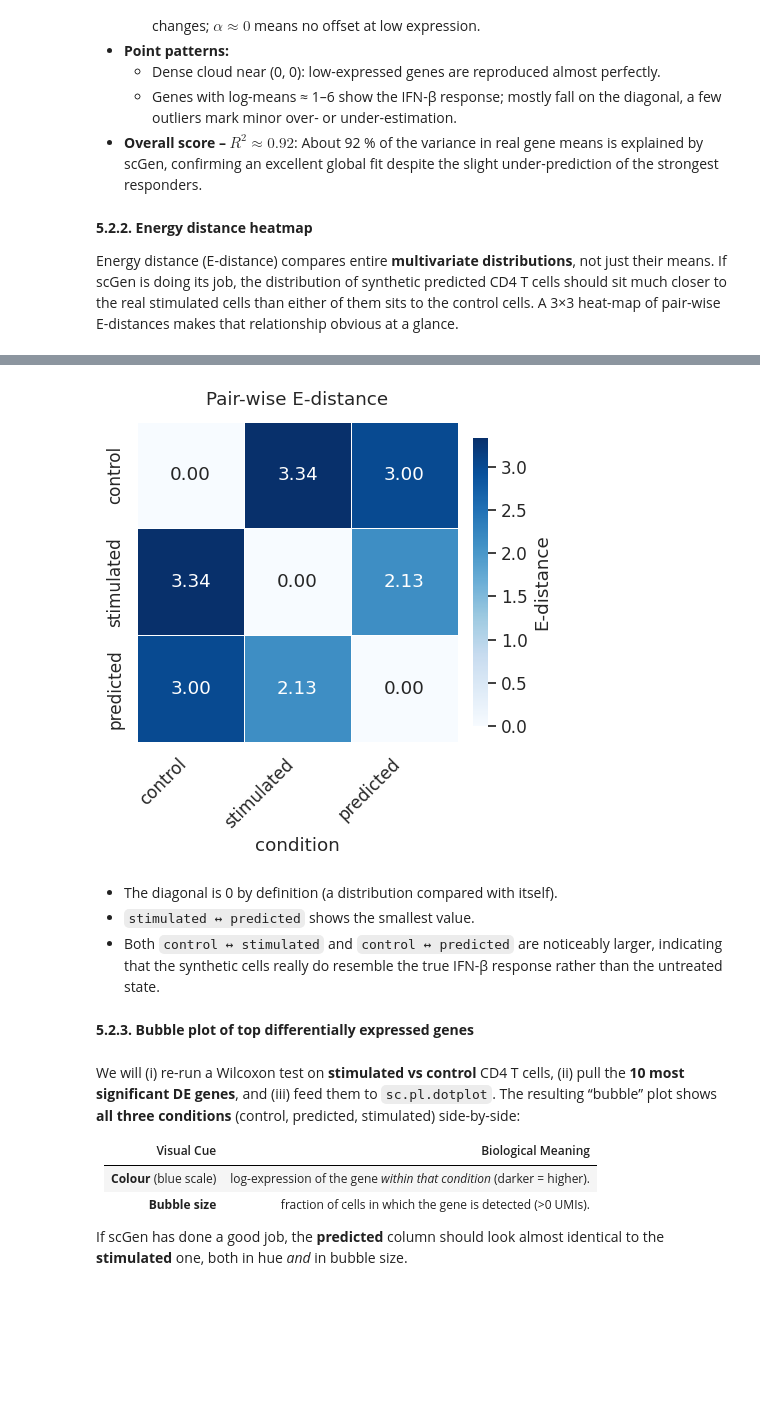
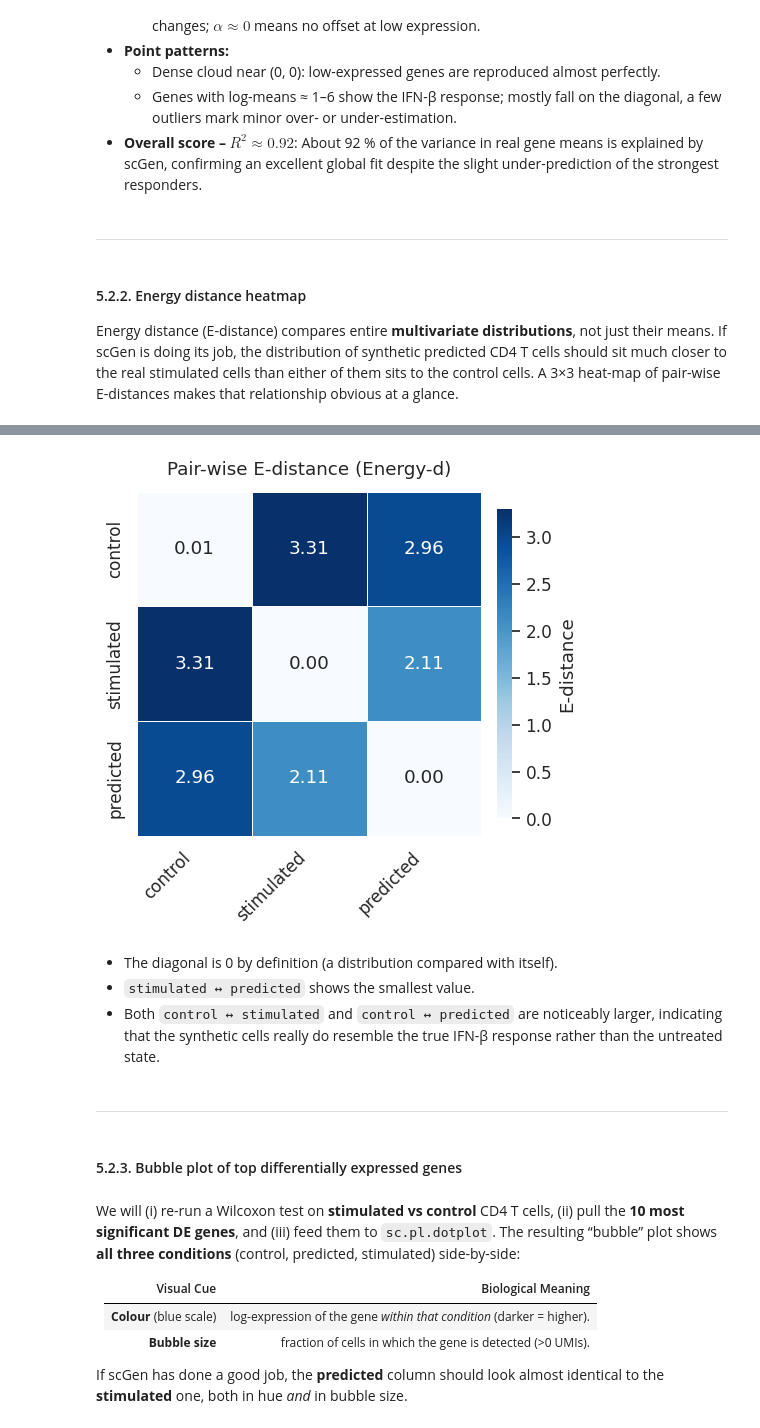
Before and after one commit to BiodataAnalysisGroup/virtual-tutorial-perturbation-modelling, a Jupyter notebook: 1_scGen/scGen_Tutorial_ECCB2025.ipynb, the cells around one changed output, grey strips where cells are left out. Cells and saved outputs as stored; diff of their text form; code cells hidden in the pictures; blank space fills up the shorter version.

```diff
--- a/1_scGen/scGen_Tutorial_ECCB2025.ipynb
+++ b/1_scGen/scGen_Tutorial_ECCB2025.ipynb
@@ -471,10 +493,10 @@ pred_m = eval_ad.obs['condition']=='predicted' # Creating a mask for the predict
 boot = bootstrap_metrics(X, stim_m, pred_m, eval_ad.obsm['X_pca']) # Bootstrapping metrics for the predicted data against the stimulated data
 
 # Energy distance calculation
-e_dist = Distance("edistance").pairwise(
-            eval_ad[eval_ad.obs["condition"].isin(["predicted","stimulated"])],
-            groupby="condition"
-         ).loc["predicted", "stimulated"] # Computing the energy distance between the predicted and stimulated data
+Xp = eval_ad.obsm["X_pca"] # Getting the PCA coordinates
+stim_ids  = np.random.default_rng(SEED).choice(np.where(stim_m)[0], 2000, replace=False) # Randomly selecting 2000 stimulated cells for energy distance calculation
+Xp_stim_sub = Xp[stim_ids] # cached subset
+e_dist = energy_d(Xp[pred_m], Xp_stim_sub) # Computing the energy distance between the predicted and stimulated data
 
 # Mean-variance KDE distance calculation
 mv_kde = mean_var_kde_distance(X[stim_m], X[pred_m]) # Computing the mean-variance KDE distance between the stimulated and predicted data
@@ -595,8 +614,10 @@ plt.show()
   * Dense cloud near (0, 0): low-expressed genes are reproduced almost perfectly.
   * Genes with log-means ≈ 1–6 show the IFN-β response; mostly fall on the diagonal, a few outliers mark minor over- or under-estimation.
 * **Overall score – $R^2 \approx 0.92$**: About 92 % of the variance in real gene means is explained by scGen, confirming an excellent global fit despite the slight under-prediction of the strongest responders.
+# %% [markdown]
+---
 # %% [markdown]
-**5.2.2. Energy distance heatmap**
+#### 5.2.2. Energy distance heatmap
 
 Energy distance (E-distance) compares entire **multivariate distributions**, not just their means. If scGen is doing its job, the distribution of synthetic predicted CD4 T cells should sit much closer to the real stimulated cells than either of them sits to the control cells. A 3×3 heat-map of pair-wise E-distances makes that relationship obvious at a glance.
 # %%
@@ -603,30 +625,39 @@ Energy distance (E-distance) compares entire **multivariate distributions**, not
 eval_ad = sc.read('../data/kang_2018_CD4_predictions_scGen_default.h5ad')  # loading the saved predictions
 # %%
 # ------------------------------------------------------------------
-# 1) Energy-distance matrix for the three conditions
-#    (uses the same eval_ad that contains control / stimulated / predicted)
+# 1) Pair-wise Energy-distance matrix  (control / stimulated / predicted)
 # ------------------------------------------------------------------
-dist = Distance("edistance", obsm_key="X_pca")                 # use .X by default; add obsm_key="X_pca" if preferred
-E_df = dist.pairwise(eval_ad, groupby="condition")
+group_repr = {
+    "control"     : Xp[ctrl_m],
+    "stimulated"  : Xp_stim_sub,
+    "predicted"   : Xp[pred_m],
+}
 
-# ensure the rows/cols appear in a logical order
-E_df = E_df.loc[["control", "stimulated", "predicted"],
-                ["control", "stimulated", "predicted"]]
+groups = ["control", "stimulated", "predicted"]
+E_df   = pd.DataFrame(index=groups, columns=groups, dtype=float)
+
+for i, g1 in enumerate(groups):
+    X1 = group_repr[g1]
+    for g2 in groups[i:]:
+        X2  = group_repr[g2]
+        ed  = energy_d(X1, X2)
+        E_df.loc[g1, g2] = E_df.loc[g2, g1] = ed
 
 # ------------------------------------------------------------------
-# 2) Heat-map
+# 2) Heat-map visual
 # ------------------------------------------------------------------
 sns.set(font_scale=1.1)
 plt.figure(figsize=(6, 5))
 ax = sns.heatmap(
-    E_df, annot=True, fmt=".2f", cmap="Blues", linewidths=0.7,
-    square=True, cbar_kws=dict(label="E-distance", shrink=0.9, pad=0.03)
+    E_df.astype(float), annot=True, fmt=".2f", cmap="Blues",
+    linewidths=0.7, square=True,
+    cbar_kws=dict(label="E-distance", shrink=0.9, pad=0.03)
 )
 
 ax.set_xticklabels(ax.get_xticklabels(), rotation=45, ha="right")
-ax.set_ylabels = ax.set_ylabel("")       # remove redundant y-axis label
+ax.set_ylabel("")                       # remove redundant y-label
+ax.set_title("Pair-wise E-distance (Energy-d)", pad=12)
 
-ax.set_title("Pair-wise E-distance", pad=12)
 plt.tight_layout()
 plt.show()
 # %% [output]
@@ -635,10 +664,12 @@ plt.show()
-[figure, old version]
+[figure, new version]
 # %% [markdown]
 - The diagonal is 0 by definition (a distribution compared with itself).
 - `stimulated ↔ predicted` shows the smallest value.
 - Both `control ↔ stimulated` and `control ↔ predicted` are noticeably larger, indicating that the synthetic cells really do resemble the true IFN-β response rather than the untreated state.
+# %% [markdown]
+---
 # %% [markdown]
-**5.2.3. Bubble plot of top differentially expressed genes**
+#### 5.2.3. Bubble plot of top differentially expressed genes
 # %% [markdown]
 We will (i) re-run a Wilcoxon test on **stimulated vs control** CD4 T cells, (ii) pull the **10 most significant DE genes**, and (iii) feed them to `sc.pl.dotplot`. The resulting “bubble” plot shows **all three conditions** (control, predicted, stimulated) side-by-side:
 
```
Also changed, not shown: parts of 61 cells of this notebook.
